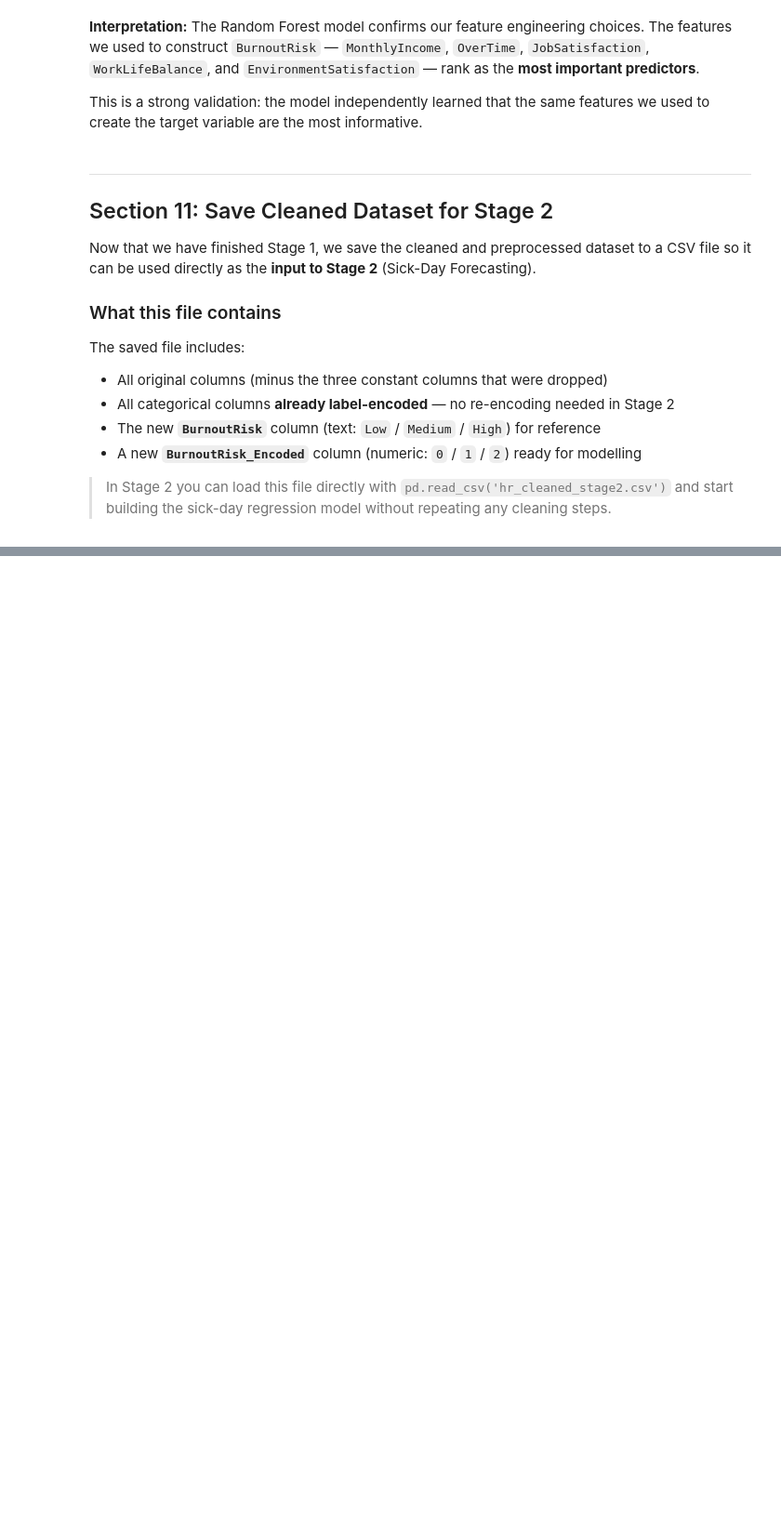
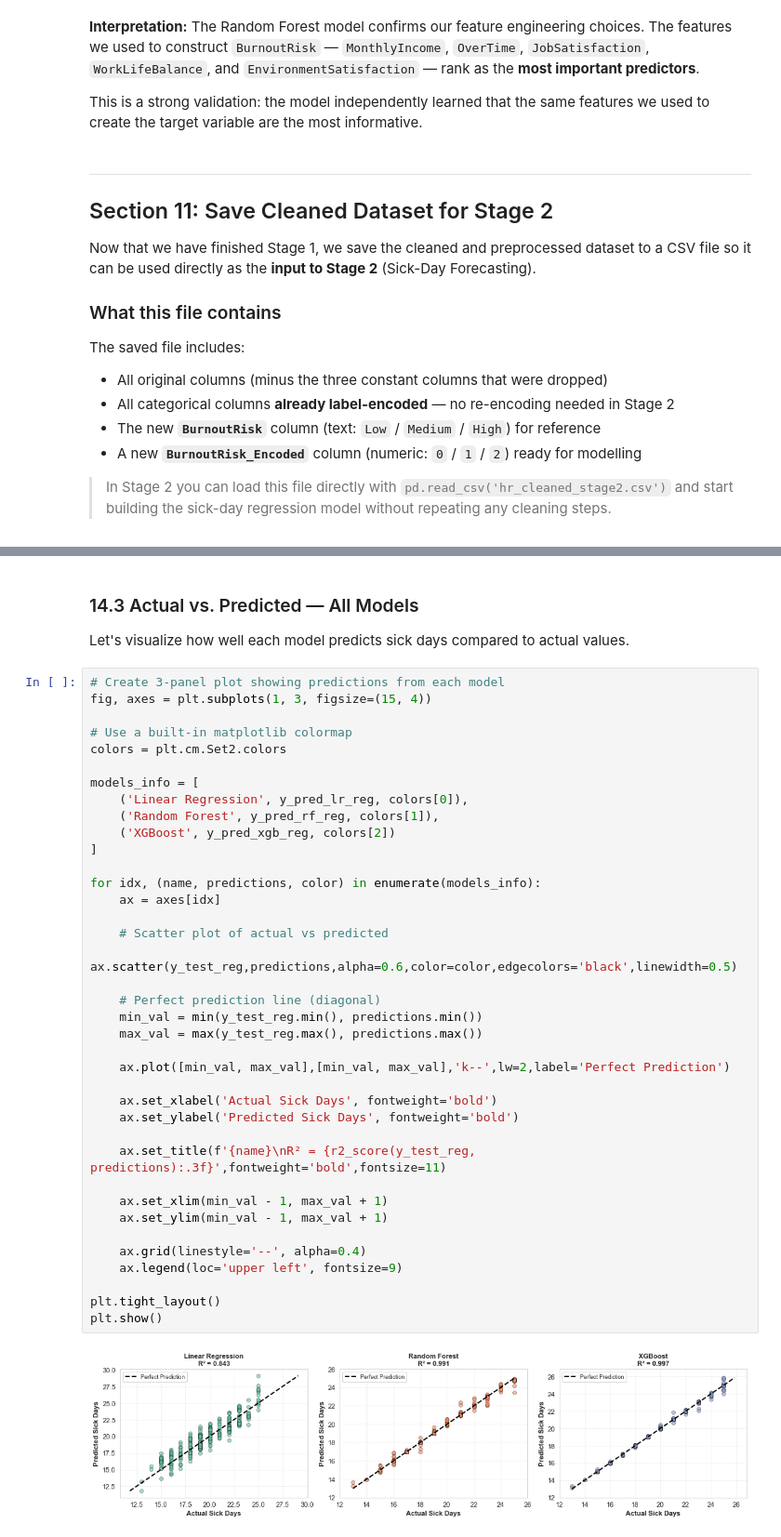
Before and after one commit to FaithGicheru/Workforce-Burnout-Prediction, a Jupyter notebook: main.ipynb, the cells around one changed output, grey strips where cells are left out. Shown at 93% size. Drawn from its saved outputs; the diff is of its cells as text; blank space fills up the shorter version.

```diff
--- a/main.ipynb
+++ b/main.ipynb
@@ -1104,0 +1486,44 @@ First 3 rows of saved file:
+# %% [markdown]
+### 14.3 Actual vs. Predicted — All Models
+
+Let's visualize how well each model predicts sick days compared to actual values.
+# %%
+# Create 3-panel plot showing predictions from each model
+fig, axes = plt.subplots(1, 3, figsize=(15, 4))
+
+# Use a built-in matplotlib colormap
+colors = plt.cm.Set2.colors
+
+models_info = [
+    ('Linear Regression', y_pred_lr_reg, colors[0]),
+    ('Random Forest', y_pred_rf_reg, colors[1]),
+    ('XGBoost', y_pred_xgb_reg, colors[2])
+]
+
+for idx, (name, predictions, color) in enumerate(models_info):
+    ax = axes[idx]
+
+    # Scatter plot of actual vs predicted
+    ax.scatter(y_test_reg,predictions,alpha=0.6,color=color,edgecolors='black',linewidth=0.5)
+
+    # Perfect prediction line (diagonal)
+    min_val = min(y_test_reg.min(), predictions.min())
+    max_val = max(y_test_reg.max(), predictions.max())
+
+    ax.plot([min_val, max_val],[min_val, max_val],'k--',lw=2,label='Perfect Prediction')
+
+    ax.set_xlabel('Actual Sick Days', fontweight='bold')
+    ax.set_ylabel('Predicted Sick Days', fontweight='bold')
+
+    ax.set_title(f'{name}\nR² = {r2_score(y_test_reg, predictions):.3f}',fontweight='bold',fontsize=11)
+
+    ax.set_xlim(min_val - 1, max_val + 1)
+    ax.set_ylim(min_val - 1, max_val + 1)
+
+    ax.grid(linestyle='--', alpha=0.4)
+    ax.legend(loc='upper left', fontsize=9)
+
+plt.tight_layout()
+plt.show()
+# %% [output]
+[figure, added]
```
Also changed, not shown: parts of 67 cells of this notebook.
